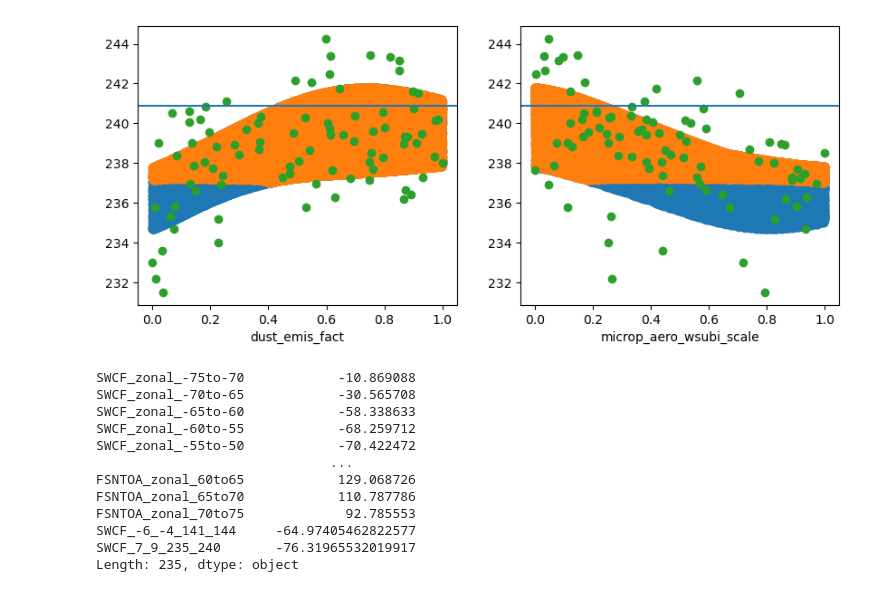
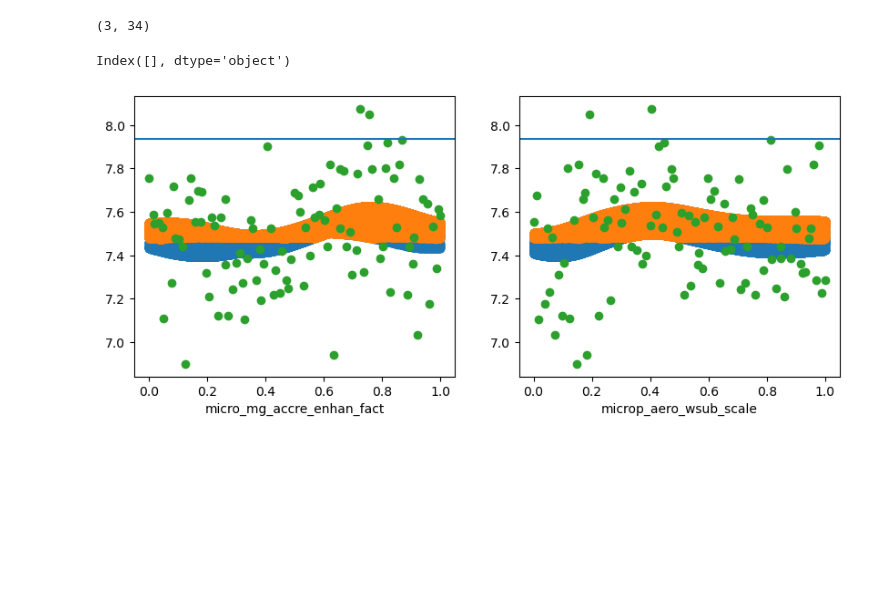
Before and after one commit to yiqioyang/proj2dhullsampler, a Jupyter notebook: prepare.ipynb, the cells around one changed output. Saved outputs shown, nothing was run; the diff lists cells and outputs as text; code cells hidden in the pictures; blank space fills up the shorter version.

```diff
--- a/prepare.ipynb
+++ b/prepare.ipynb
@@ -34,0 +81,7 @@ obs_dict = {"SWCF": "swcrf_toa", "LWCF": "lwcrf_toa", "TGCLDLWP": "clwp", "TMQ":
+# %%
+# obs_precip_freq = np.quantile(arr['imerg_precip'], [0.9, 0.95, 0.99], axis = (0,1))
+# obs_precip_freq = pd.Series(obs_precip_freq, index = ['precip090', 'precip095', 'precip099'])
+# obs_precip_freq.to_csv('/glade/work/qingyuany/camml_re/v0/obs_precip_freq.csv')
+
+obs_precip_freq = pd.read_csv('/glade/work/qingyuany/camml_re/v0/obs_precip_freq.csv', index_col = 0)
+obs_precip_freq = obs_precip_freq.iloc[:,0]
@@ -35,15 +107,11 @@ obs_dict = {"SWCF": "swcrf_toa", "LWCF": "lwcrf_toa", "TGCLDLWP": "clwp", "TMQ":
 # %%
-para = pd.read_csv("/glade/work/qingyuany/repo_data/spatialtuning/paras_v4.csv", index_col=0)
-lat_bins = np.arange(-75, 76, 5)  # -90 to 90 every 10 degrees
+lat_bins = np.arange(-75, 76, 10)  # -90 to 90 every 10 degrees
 # %%
 lab_bin_labels = np.char.add(np.char.add(lat_bins[:-1].astype(str), "to"), lat_bins[1:].astype(str))
 # %%
-man_sel_locations1 = pd.Series({"nm": "SWCF", "lat_min": -6,"lat_max": -4, "lon_min":  141, "lon_max": 144})
-man_sel_locations2 = pd.Series({"nm": "SWCF", "lat_min": 7,"lat_max": 9, "lon_min":  235, "lon_max": 240})
+man_sel_locations1 = pd.Series({"nm": "PRECT", "lat_min": 4,"lat_max": 7, "lon_min":  1, "lon_max": 359})
 
-
-
-manul_ppe_info = pd.concat([man_sel_locations1, man_sel_locations2], axis  = 1).transpose()
+manul_ppe_info = pd.concat([man_sel_locations1], axis  = 1).transpose()
 manul_ppe_info
 # %% [output]
 |  | nm | lat_min | lat_max | lon_min | lon_max |
@@ -52,3 +119,3 @@ manul_ppe_info
 # %%
-test_case = Prep_Mask_Generation(working_dir, case_name, ppe, obs, obs_dict, para, lat_bins, manul_ppe_info)
+test_case = Prep_Mask_Generation(working_dir, case_name, ppe, obs, obs_dict, para, lat_bins, manul_ppe_info, [ppe_precip_freq, obs_precip_freq])
 # %% [output]
@@ -65,19 +128,12 @@ test_case.mask_generation()
+# %%
+meta_table.shape
+# %% [output]
+(3, 34)
+# %%
+meta_table.index[meta_table['clubb_c14']]
+# %% [output]
+Index([], dtype='object')
 # %%
-test_case.visualize_check('FLUT_zonal_35to40')
+test_case.visualize_check('TMQ_zonal_65to75')
 # %% [output]
-[figure, old version]
+[figure, new version]
-# %%
-test_case.data_gcm.obs_pd
-# %% [output]
-SWCF_zonal_-75to-70            -10.869088
-SWCF_zonal_-70to-65            -30.565708
-SWCF_zonal_-65to-60            -58.338633
-SWCF_zonal_-60to-55            -68.259712
-SWCF_zonal_-55to-50            -70.422472
-                              ...
-FSNTOA_zonal_60to65            129.068726
-FSNTOA_zonal_65to70            110.787786
-FSNTOA_zonal_70to75             92.785553
-SWCF_-6_-4_141_144     -64.97405462822577
-SWCF_7_9_235_240       -76.31965532019917
-Length: 235, dtype: object
```
Also changed, not shown: parts of 30 cells of this notebook, 1 other file.
